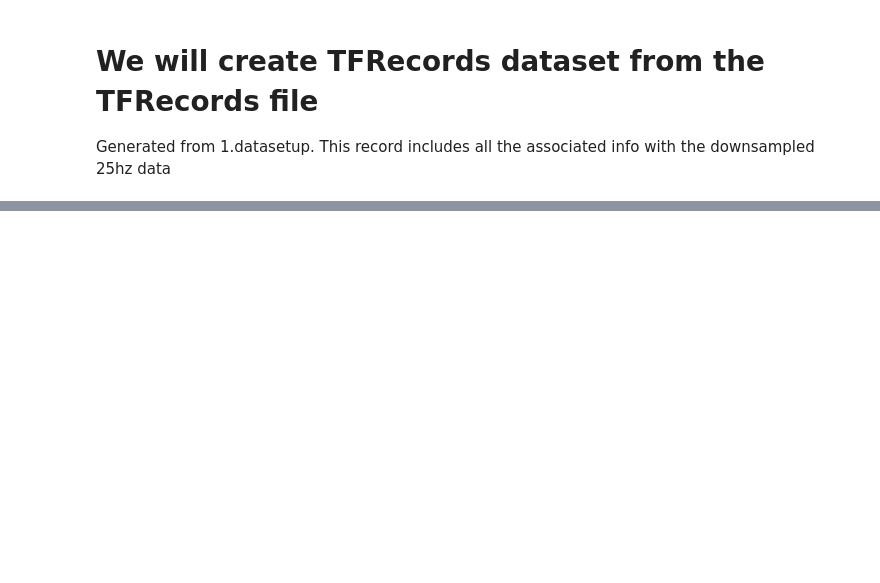
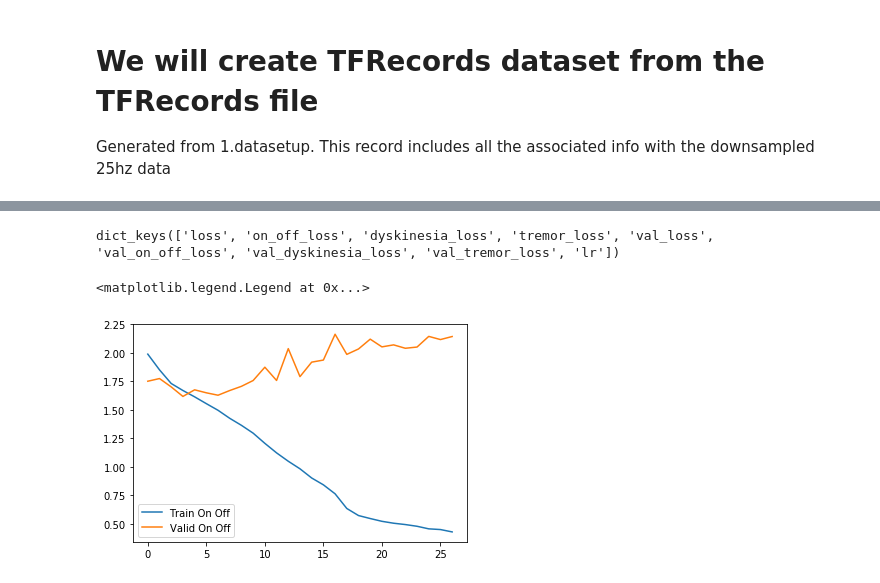
Before and after one commit to huangy6/beat_pd, a Jupyter notebook: momo/2.CNNLSTM.ipynb, the cells around one changed output, grey strips where cells are left out. Cells and saved outputs as stored; diff of their text form; code cells hidden in the pictures; blank space fills up the shorter version.

```diff
--- a/momo/2.CNNLSTM.ipynb
+++ b/momo/2.CNNLSTM.ipynb
@@ -348,0 +357,3 @@ scancel 3009160
+# %%
+model.compile("adam", loss=["mean_squared_error", "mean_squared_error","mean_squared_error", ])
+model.summary()
@@ -348,0 +378,10 @@ scancel 3009160
+# %%
+train_data = get_batched_dataset("/n/scratch2/beat_pd_ms_tmp/all_data.tfr", m_ids=train_indices, batch_size=128)
+valid_data = get_batched_dataset("/n/scratch2/beat_pd_ms_tmp/all_data.tfr", m_ids=valid_indices, batch_size=256)
+test_data = get_batched_dataset("/n/scratch2/beat_pd_ms_tmp/all_data.tfr", m_ids=test_indices, batch_size=256)
+# %%
+modelCheckpoint = tf.keras.callbacks.ModelCheckpoint("/n/scratch2/ms994/cnnlstm2.h5", save_best_only=True, verbose=True)
+reduceLR = tf.keras.callbacks.ReduceLROnPlateau(patience=10, verbose=True)
+earlyStopping = tf.keras.callbacks.EarlyStopping(patience=20)
+
+history = model.fit(train_data, steps_per_epoch=500, epochs=200, validation_data=valid_data, validation_steps=100, callbacks=[modelCheckpoint, reduceLR, earlyStopping])
@@ -348,0 +406,4 @@ scancel 3009160
+# %%
+history.history.keys()
+# %% [output]
+dict_keys(['loss', 'on_off_loss', 'dyskinesia_loss', 'tremor_loss', 'val_loss', 'val_on_off_loss', 'val_dyskinesia_loss', 'val_tremor_loss', 'lr'])
@@ -348,0 +413,9 @@ scancel 3009160
+# %%
+history = Dict(history.history)
+# %%
+plt.plot(history.on_off_loss)
+plt.plot(history.val_on_off_loss)
+plt.legend(["Train On Off", "Valid On Off"])
+# %% [output]
+<matplotlib.legend.Legend at 0x...>
+[figure, added]
```
Also changed, not shown: parts of 87 cells of this notebook, 4 other files.
